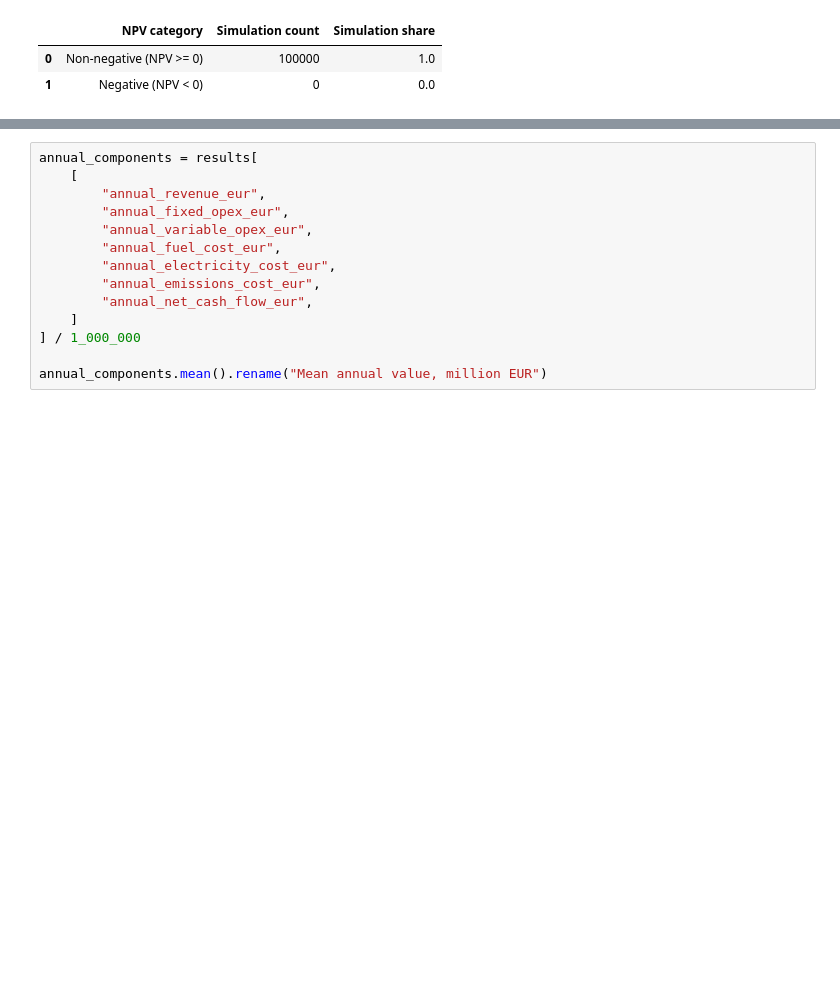
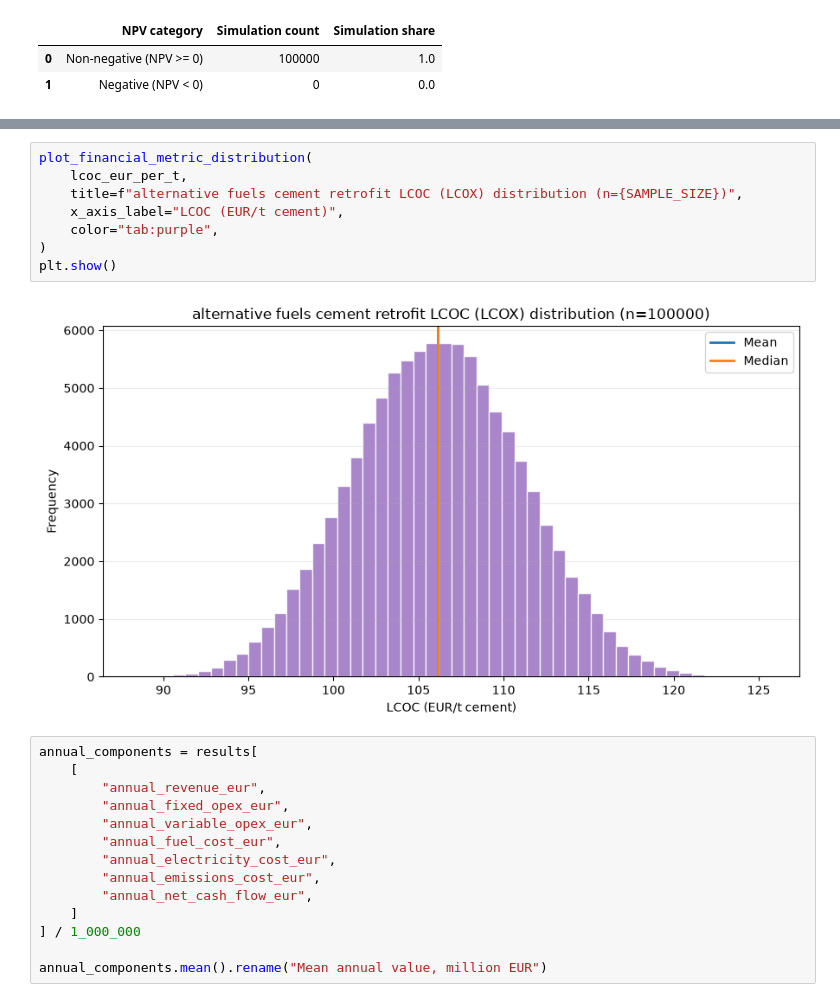
Before and after one commit to Finnzn/Master-Thesis, a Jupyter notebook: notebooks/cement/plot_alternative_fuels_npv.ipynb, the cells around one changed output, grey strips where cells are left out. Saved outputs shown, nothing was run; the diff lists cells and outputs as text; blank space fills up the shorter version.

```diff
--- a/notebooks/cement/plot_alternative_fuels_npv.ipynb
+++ b/notebooks/cement/plot_alternative_fuels_npv.ipynb
@@ -152,3 +124,13 @@ plt.show()
+# %%
+plot_financial_metric_distribution(
+    lcoc_eur_per_t,
+    title=f"alternative fuels cement retrofit LCOC (LCOX) distribution (n={SAMPLE_SIZE})",
+    x_axis_label="LCOC (EUR/t cement)",
+    color="tab:purple",
+)
+plt.show()
+# %% [output]
+[figure, added]
 # %%
 annual_components = results[
     [
```
Also changed, not shown: parts of 4 cells of this notebook, 20 other files.
